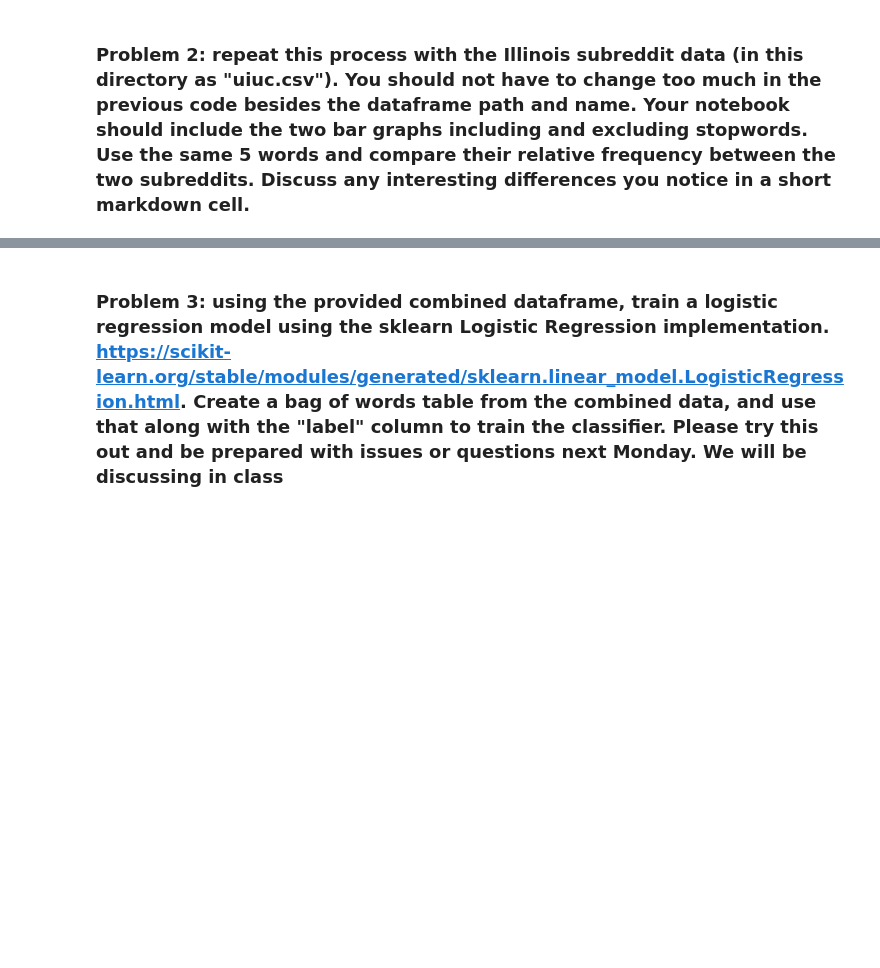
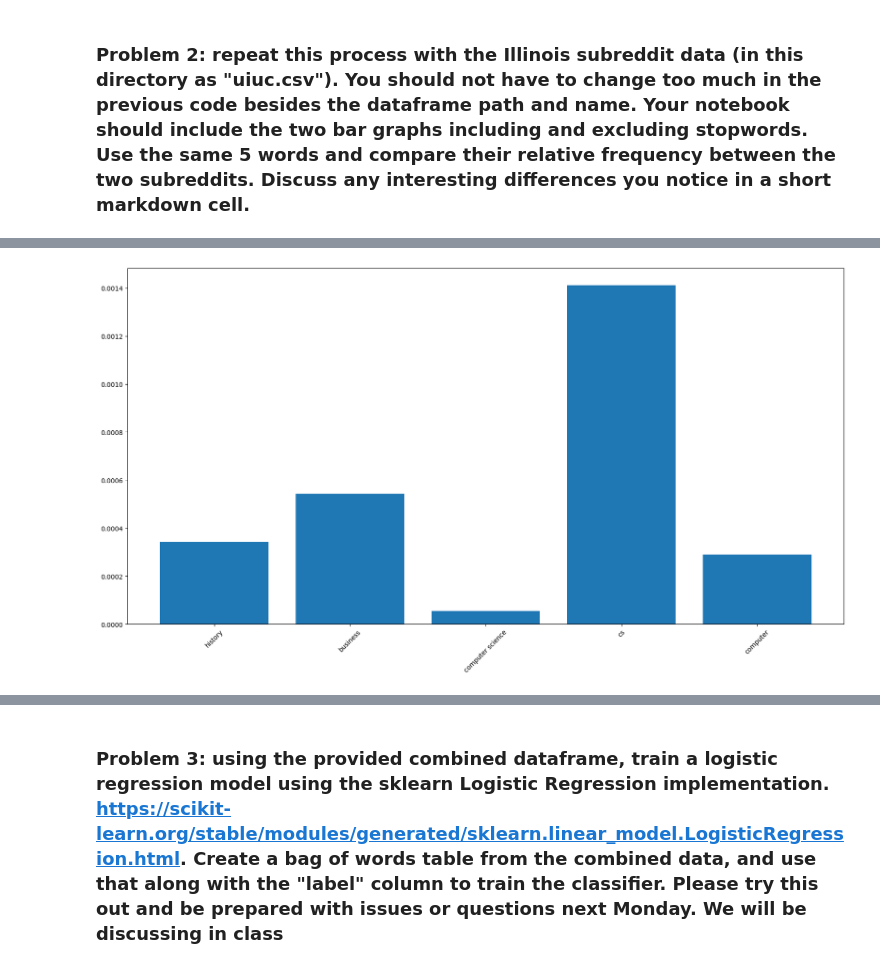
Before and after one commit to jaeji05/project1-counting-words, a Jupyter notebook: project1.ipynb, the cells around one changed output, grey strips where cells are left out. Saved outputs shown, nothing was run; the diff lists cells and outputs as text; code cells hidden in the pictures; blank space fills up the shorter version.

```diff
--- a/project1.ipynb
+++ b/project1.ipynb
@@ -265,0 +330,13 @@ uiuc=pd.read_csv("uiuc.csv")
+# %%
+#we can convert this to a percentage instead of an absolute count by dividing by the total number of words
+uiuc_word_counts = uiuc_word_counts / uiuc_word_counts.sum()
+
+#we can also use a list of words to compare and plot specific words
+plot_list4=uiuc_word_counts[["history", "business", "computer science", "cs", "computer"]]
+
+plt.figure(figsize=(20,10))
+plt.bar(plot_list4.index, plot_list4.values)
+plt.xticks(rotation=45)
+plt.show()
+# %% [output]
+[figure, added]
```
Also changed, not shown: parts of 33 cells of this notebook.
